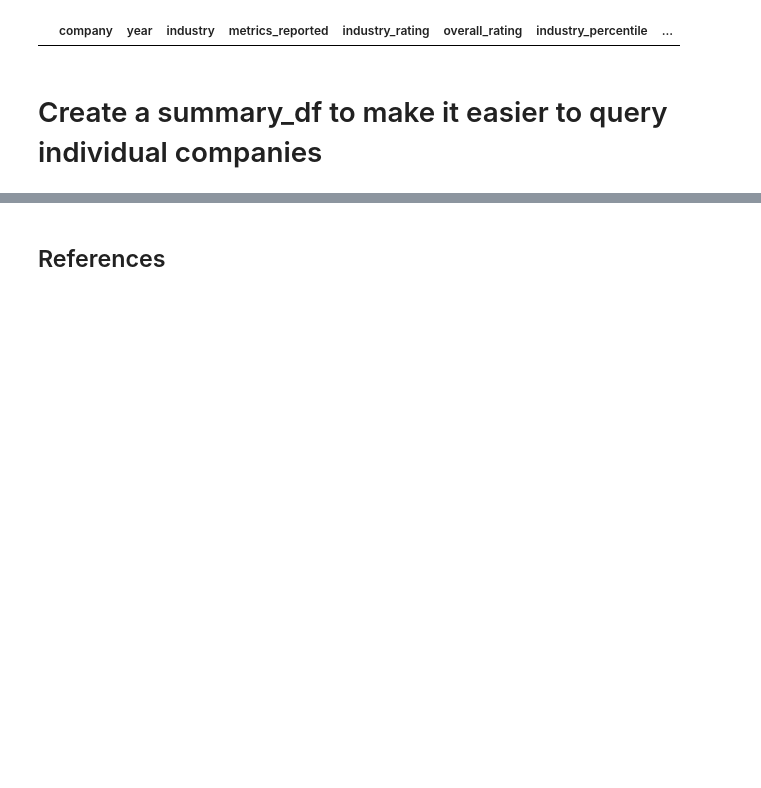
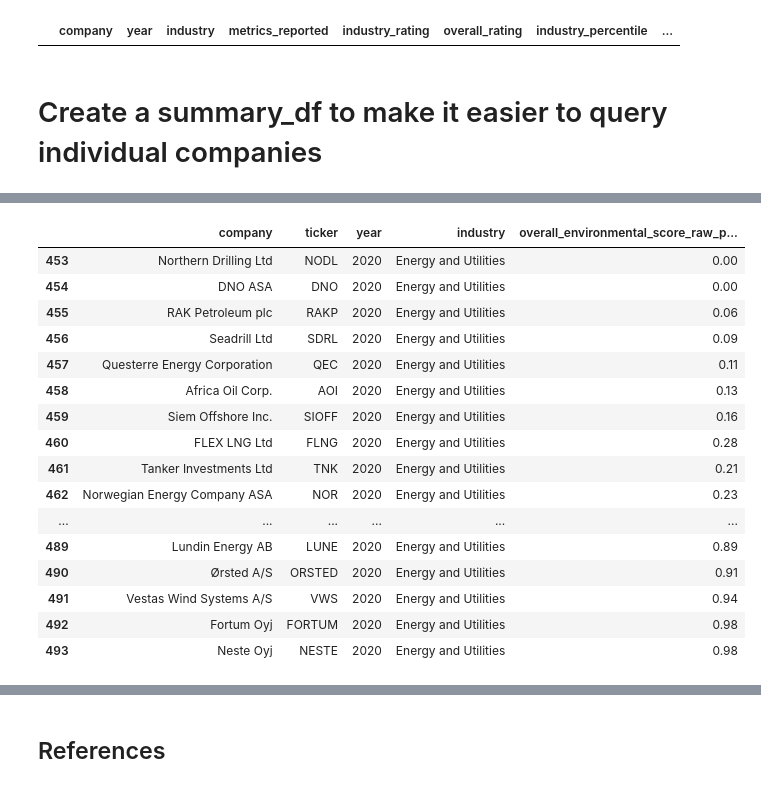
Before and after one commit to jamesdavies010/ESG-projects, a Jupyter notebook: notebooks/Nordic_Compass_02_Reporting.ipynb, the cells around one changed output, grey strips where cells are left out. Saved outputs shown, nothing was run; the diff lists cells and outputs as text; code cells hidden in the pictures; blank space fills up the shorter version.

```diff
--- a/notebooks/Nordic_Compass_02_Reporting.ipynb
+++ b/notebooks/Nordic_Compass_02_Reporting.ipynb
@@ -437,8 +134,0 @@ To determine whether a company has improved its reporting in absolute terms sinc
-# %%
-# Ensure DataFrame is sorted by company and year
-# reporting_df = reporting_df.sort_values(by=["company", "year"])
-
-# Calculate the change directly without keeping the previous year column
-reporting_df["metrics_change_from_prev_year"] = reporting_df[
-    "metrics_reported"
-] - reporting_df.groupby(["company", "year"])["metrics_reported"].shift(1)
@@ -671,14 +413,0 @@ reporting_df[reporting_df["years_esg_data"] == 5]
-# %%
-pd.set_option("display.max_colwidth", 180)
-
-# Create a DataFrame with unique values for each column
-unique_values_df = pd.DataFrame(
-    {
-        "columns": reporting_df.columns,
-        "unique_values": [
-            reporting_df[col].unique().tolist() for col in reporting_df.columns
-        ],
-    }
-).set_index("columns")
-
-unique_values_df
@@ -709,0 +592,2 @@ top_n_companies(reporting_df, n_companies=None, industry="Energy", year=2021)
+# %%
+company_percentiles_df = calculate_company_percentiles(reporting_df, scoring_cols)
@@ -709,0 +661,4 @@ top_n_companies(reporting_df, n_companies=None, industry="Energy", year=2021)
+# %%
+weighted_scores_df = calculate_weighted_scores(
+    company_percentiles_df, industry_weights_df, scoring_cols
+)
@@ -709,0 +737,24 @@ top_n_companies(reporting_df, n_companies=None, industry="Energy", year=2021)
+# %%
+final_df = calculate_adjusted_env_score(
+    weighted_scores_df, "overall_environmental_score_raw"
+)
+
+final_df[(final_df["industry"] == "Energy and Utilities") & (final_df["year"] == 2020)]
+# %% [output]
+|  | company | ticker | year | industry | overall_environmental_score_raw_p... |
+| 453 | Northern Drilling Ltd | NODL | 2020 | Energy and Utilities | 0.00 |
+| 454 | DNO ASA | DNO | 2020 | Energy and Utilities | 0.00 |
+| 455 | RAK Petroleum plc | RAKP | 2020 | Energy and Utilities | 0.06 |
+| 456 | Seadrill Ltd | SDRL | 2020 | Energy and Utilities | 0.09 |
+| 457 | Questerre Energy Corporation | QEC | 2020 | Energy and Utilities | 0.11 |
+| 458 | Africa Oil Corp. | AOI | 2020 | Energy and Utilities | 0.13 |
+| 459 | Siem Offshore Inc. | SIOFF | 2020 | Energy and Utilities | 0.16 |
+| 460 | FLEX LNG Ltd | FLNG | 2020 | Energy and Utilities | 0.28 |
+| 461 | Tanker Investments Ltd | TNK | 2020 | Energy and Utilities | 0.21 |
+| 462 | Norwegian Energy Company ASA | NOR | 2020 | Energy and Utilities | 0.23 |
+| ... | ... | ... | ... | ... | ... |
+| 489 | Lundin Energy AB | LUNE | 2020 | Energy and Utilities | 0.89 |
+| 490 | Ørsted A/S | ORSTED | 2020 | Energy and Utilities | 0.91 |
+| 491 | Vestas Wind Systems A/S | VWS | 2020 | Energy and Utilities | 0.94 |
+| 492 | Fortum Oyj | FORTUM | 2020 | Energy and Utilities | 0.98 |
+| 493 | Neste Oyj | NESTE | 2020 | Energy and Utilities | 0.98 |
```
Also changed, not shown: parts of 95 cells of this notebook.
